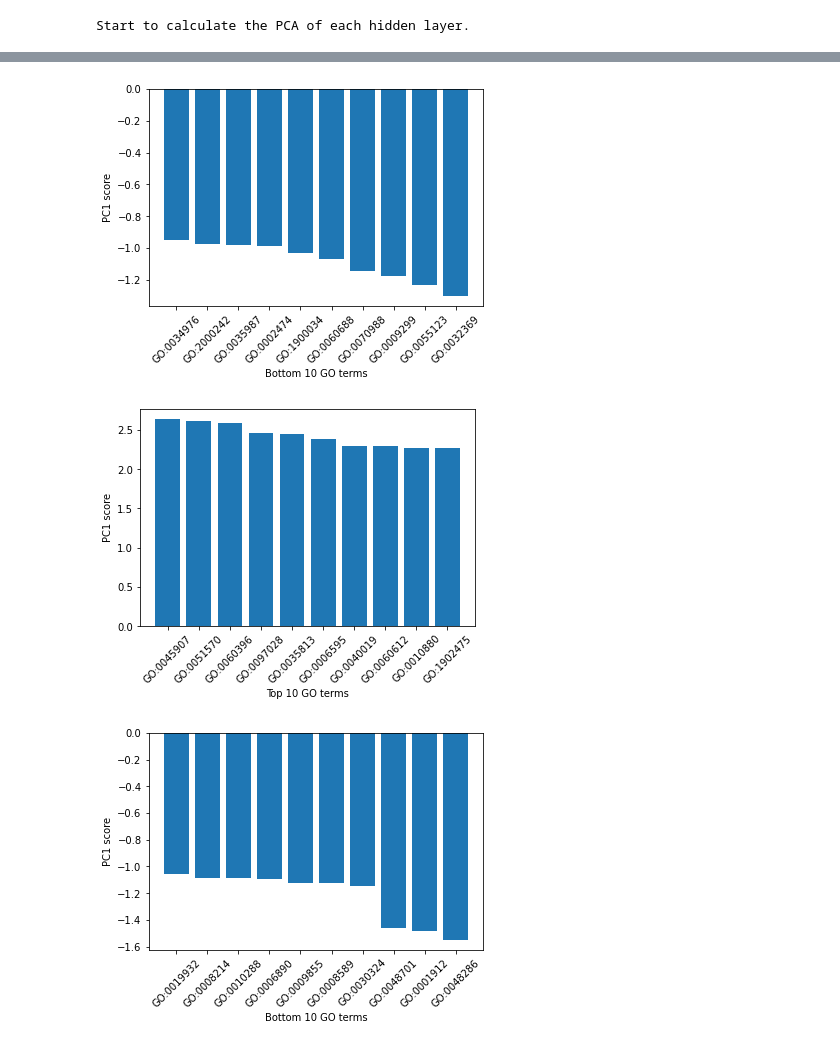
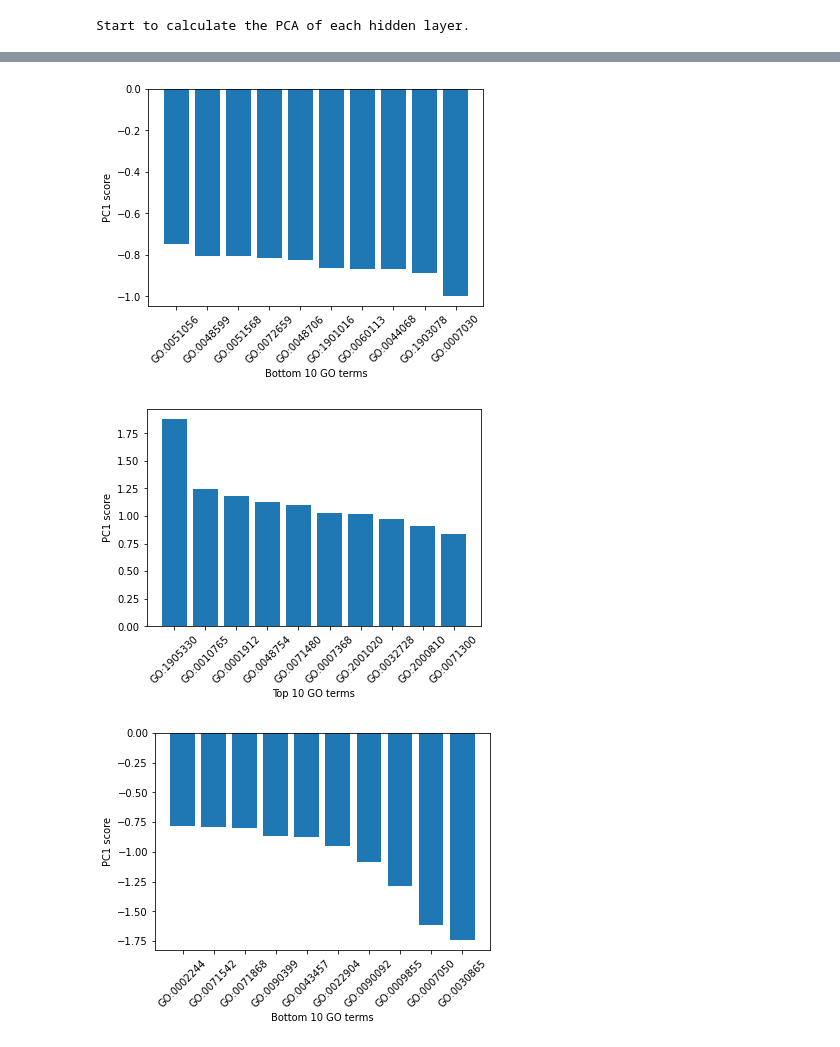
Before and after one commit to cannin/graph_neural_network_drug_response, a Jupyter notebook: notebook/get_GO_importance.ipynb, the cells around one changed output, grey strips where cells are left out. Drawn from its saved outputs; the diff is of its cells as text; code cells hidden in the pictures.

```diff
--- a/notebook/get_GO_importance.ipynb
+++ b/notebook/get_GO_importance.ipynb
@@ -38,8 +38,6 @@ def get_pca(hidden, hidden_data_path):
     return pca
 # %%
 def get_figure(PREFIX, tmp_pos, pubchem_id):
-
-    Markdown('<strong>{}</strong><br/>'.format(PREFIX))
     plt.bar(
         list(tmp_pos.index)[:10],
         tmp_pos[0][:10]
@@ -103,9 +101,9 @@ def get_importance(
     get_figure('neg', tmp_neg, pubchem_id)
 # %%
 get_importance(
-    '/export/scratch/inoue019/Hidden_135/',
-    './DrugCell/data/test_rcell_over50_not_equal.txt',
-    './DrugCell/data/SMILES_from_PubchemID.txt',
+    '/export/scratch/inoue019/Hidden/',
+    '../DrugCell/data_rcellminer/test_rcell_wo_other.txt',
+    '../DrugCell/data_rcellminer/SMILES_from_PubchemID.txt',
     24360
 )
 # %% [output]
@@ -114,3 +112,3 @@ Start to calculate the PCA of each hidden layer.
-[figure, old version]
+[figure, new version]
-[figure, old version]
+[figure, new version]
-[figure, old version]
+[figure, new version]
```
Also changed, not shown: parts of 1 cell of this notebook, 2 other files.
